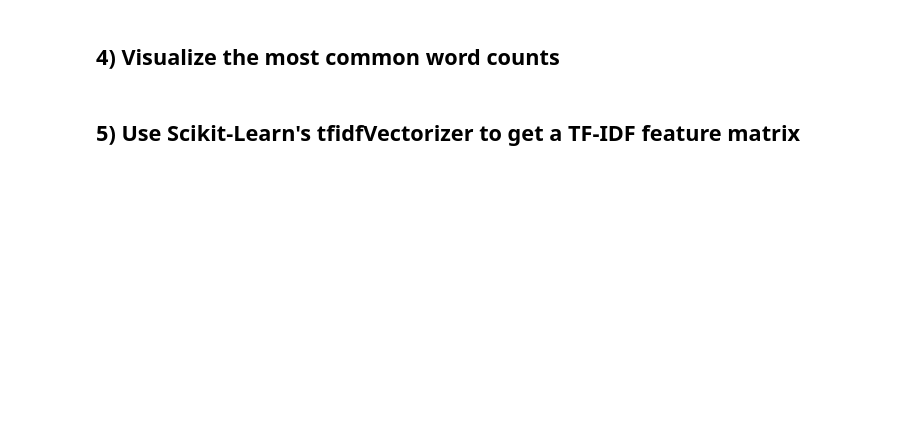
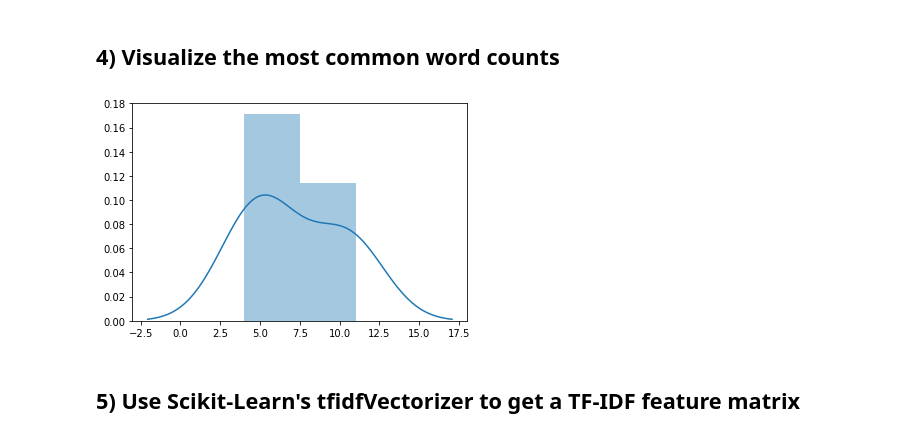
Before and after one commit to michhottinger/DS-Unit-4-Sprint-1-NLP, a Jupyter notebook: module2-vector-representations/LS_DS_412_Vector_Representations_Assignment.ipynb, the cells around one changed output. Cells and saved outputs as stored; diff of their text form; code cells hidden in the pictures; blank space fills up the shorter version.

```diff
--- a/module2-vector-representations/LS_DS_412_Vector_Representations_Assignment.ipynb
+++ b/module2-vector-representations/LS_DS_412_Vector_Representations_Assignment.ipynb
@@ -186,13 +182,15 @@ from sklearn.feature_extraction.text import CountVectorizer
 ## 4) Visualize the most common word counts
 # %%
 ##### Your Code Here #####
-#doc_len = [len(doc) for doc in data]
+doc_len = [len(doc) for doc in data]
 
-#import seaborn as sns
+import seaborn as sns
 
-#sns.distplot(doc_len);
+sns.distplot(doc_len);
 
 #raise Exception("\nThis task is not complete. \nReplace this line with your code for the task."
+# %% [output]
+[figure, added]
 # %% [markdown]
 ## 5) Use Scikit-Learn's tfidfVectorizer to get a TF-IDF feature matrix
 # %%
```
Also changed, not shown: parts of 14 cells of this notebook, 11 other files.
